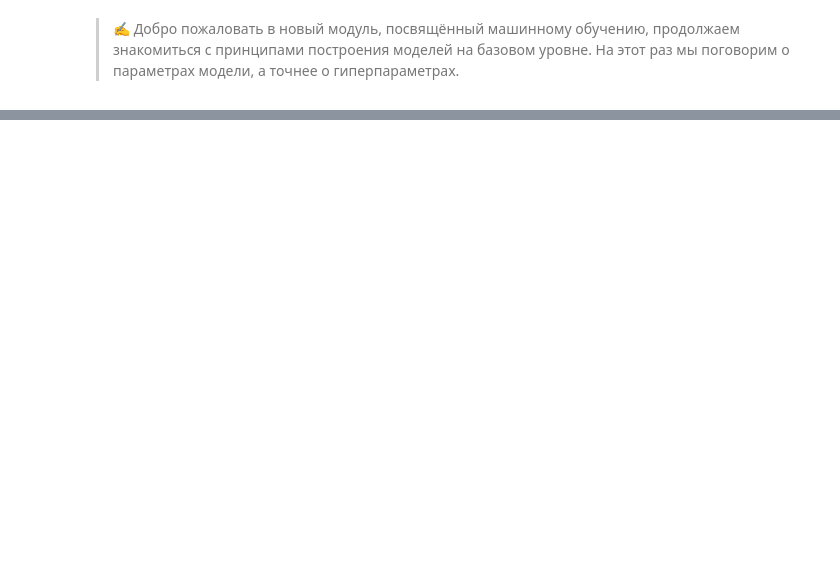
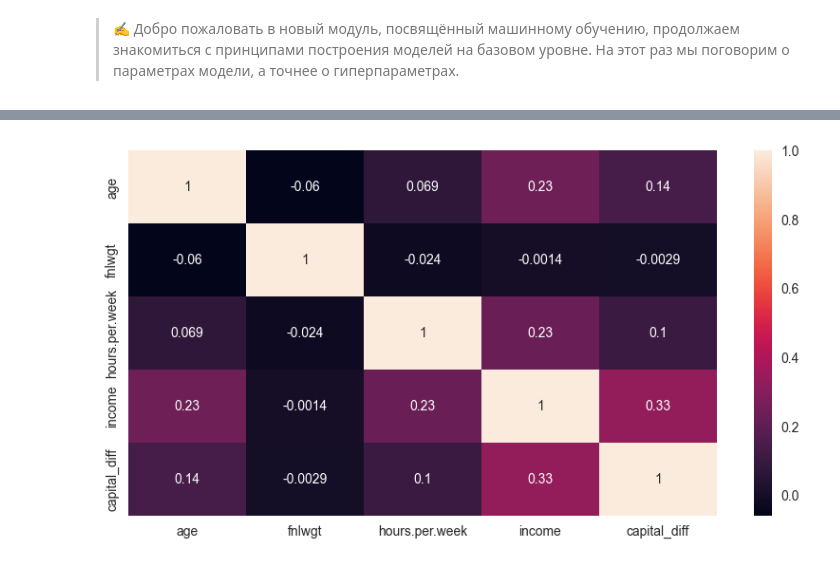
Before and after one commit to DadonovIV/for_sf_ds, a Jupyter notebook: ML/ML_7/ML_7.ipynb, the cells around one changed output, grey strips where cells are left out. Drawn from its saved outputs; the diff is of its cells as text; code cells hidden in the pictures; blank space fills up the shorter version.

```diff
--- a/ML/ML_7/ML_7.ipynb
+++ b/ML/ML_7/ML_7.ipynb
@@ -105,0 +312,12 @@
+# %%
+#Предобрабатываем числовые признаки
+#Логарифмируем числовые признаки, чтобы придать им форму нормального распределения
+adult_data['capital.gain'] = np.log(adult_data['capital.gain']+1)
+adult_data['capital.loss'] = np.log(adult_data['capital.loss']+1)
+adult_data['fnlwgt'] = np.log(adult_data['fnlwgt']+1)
+
+#Создаем новый признак - разность между приростом капитала и его убылью
+adult_data['capital_diff'] = abs((adult_data['capital.gain'] - adult_data['capital.loss']))
+# %%
+#Удаляем лишние признаки
+adult_data = adult_data.drop(['education.num', 'capital.gain', 'capital.loss'], axis=1)
@@ -105,0 +333,6 @@
+# %%
+#Оцениваем мультиколинеарность и взаимосвязь с целевым признаком
+plt.figure(figsize = (10, 5))
+sns.heatmap(adult_data.corr(numeric_only=True), annot = True);
+# %% [output]
+[figure, added]
```
Also changed, not shown: parts of 72 cells of this notebook, 11 other files.
